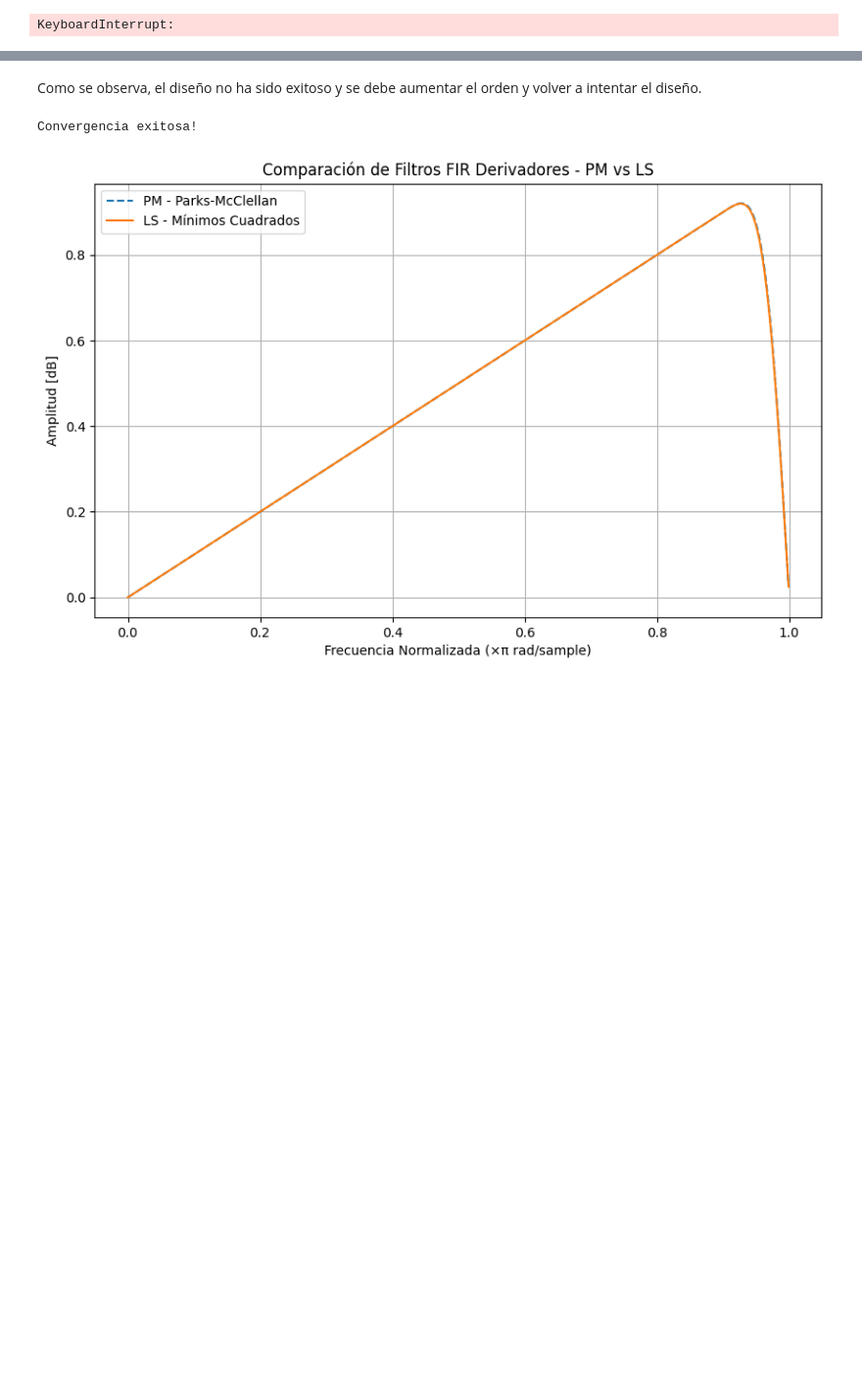
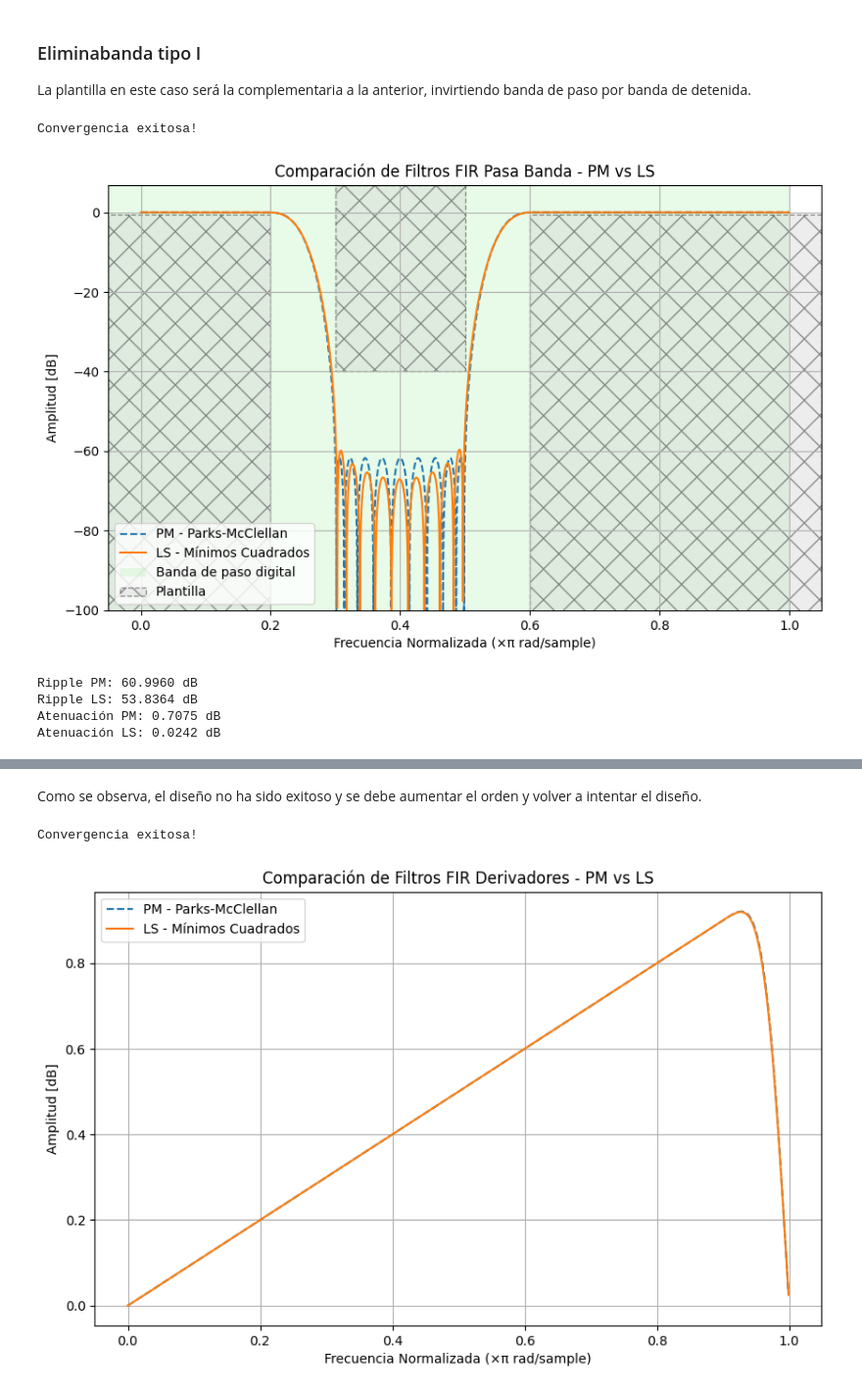
Before and after one commit to marianux/pytc2, a Jupyter notebook: docs/notebooks/otros_FIR_simetricos.ipynb, the cells around one changed output, grey strips where cells are left out. Shown at 98% size. Saved outputs shown, nothing was run; the diff lists cells and outputs as text; code cells hidden in the pictures; blank space fills up the shorter version.

```diff
--- a/docs/notebooks/otros_FIR_simetricos.ipynb
+++ b/docs/notebooks/otros_FIR_simetricos.ipynb
@@ -159,6 +202,10 @@ Ripple PM: 0.0143 dB
 Ripple LS: 0.0267 dB
 Atenuación PM: 61.5855 dB
 Atenuación LS: 52.8917 dB
+# %% [markdown]
+### Eliminabanda tipo I
+
+La plantilla en este caso será la complementaria a la anterior, invirtiendo banda de paso por banda de detenida.
 # %%
 # Parámetros comunes del filtro Pasa Banda
 order = 70  # Aumentamos el orden para mejor selectividad
@@ -188,31 +235,37 @@ b_ls = fir_design_ls(order, band_edges, desired, grid_density=lgrid, fs=fs, filt
 
 # Comparar la respuesta en frecuencia de ambos filtros
 w, h_pm = freqz(b_pm, worN=8000)
 w, h_ls = freqz(b_ls, worN=8000)
 
 # Graficar ambas respuestas
 plt.figure(figsize=(10, 6))
 plt.plot(w/np.pi, 20 * np.log10(np.abs(h_pm)), label='PM - Parks-McClellan', linestyle='--')
 plt.plot(w/np.pi, 20 * np.log10(np.abs(h_ls)), label='LS - Mínimos Cuadrados', linestyle='-')
+plot_plantilla(filter_type = 'bandstop' , fstop = (fpass1, fpass2), ripple = ripple , fpass = (fstop1, fstop2), attenuation = attenuation, fs = fs)
 plt.title('Comparación de Filtros FIR Pasa Banda - PM vs LS')
 plt.xlabel('Frecuencia Normalizada (×π rad/sample)')
 plt.ylabel('Amplitud [dB]')
 plt.legend()
 plt.grid()
 plt.show()
 
 # Análisis de ripple y atenuación
 min_bp_pm = np.min(20 * np.log10(np.abs(h_pm[w <= fpass1*np.pi])))
 ripple_pm = np.max(20 * np.log10(np.abs(h_pm[w <= fpass1*np.pi]))) - min_bp_pm
 attenuation_pm = min_bp_pm - np.max(20 * np.log10(np.abs(h_pm[np.bitwise_and( w >= fpass1*np.pi, w <= fpass2*np.pi)])))
 
 min_bp_ls = np.min(20 * np.log10(np.abs(h_ls[w <= fpass1*np.pi])))
 ripple_ls = np.max(20 * np.log10(np.abs(h_ls[w <= fpass1*np.pi]))) - min_bp_ls
 attenuation_ls = min_bp_ls - np.max(20 * np.log10(np.abs(h_ls[ np.bitwise_and( w >= fpass1*np.pi, w <= fpass2*np.pi)])))
 
 print(f'Ripple PM: {ripple_pm:.4f} dB')
 print(f'Ripple LS: {ripple_ls:.4f} dB')
 print(f'Atenuación PM: {attenuation_pm:.4f} dB')
 print(f'Atenuación LS: {attenuation_ls:.4f} dB')
 # %% [output]
-KeyboardInterrupt:
+Convergencia exitosa!
+[figure, added]
+Ripple PM: 60.9960 dB
+Ripple LS: 53.8364 dB
+Atenuación PM: 0.7075 dB
+Atenuación LS: 0.0242 dB
```
Also changed, not shown: parts of 22 cells of this notebook, 2 other files.
